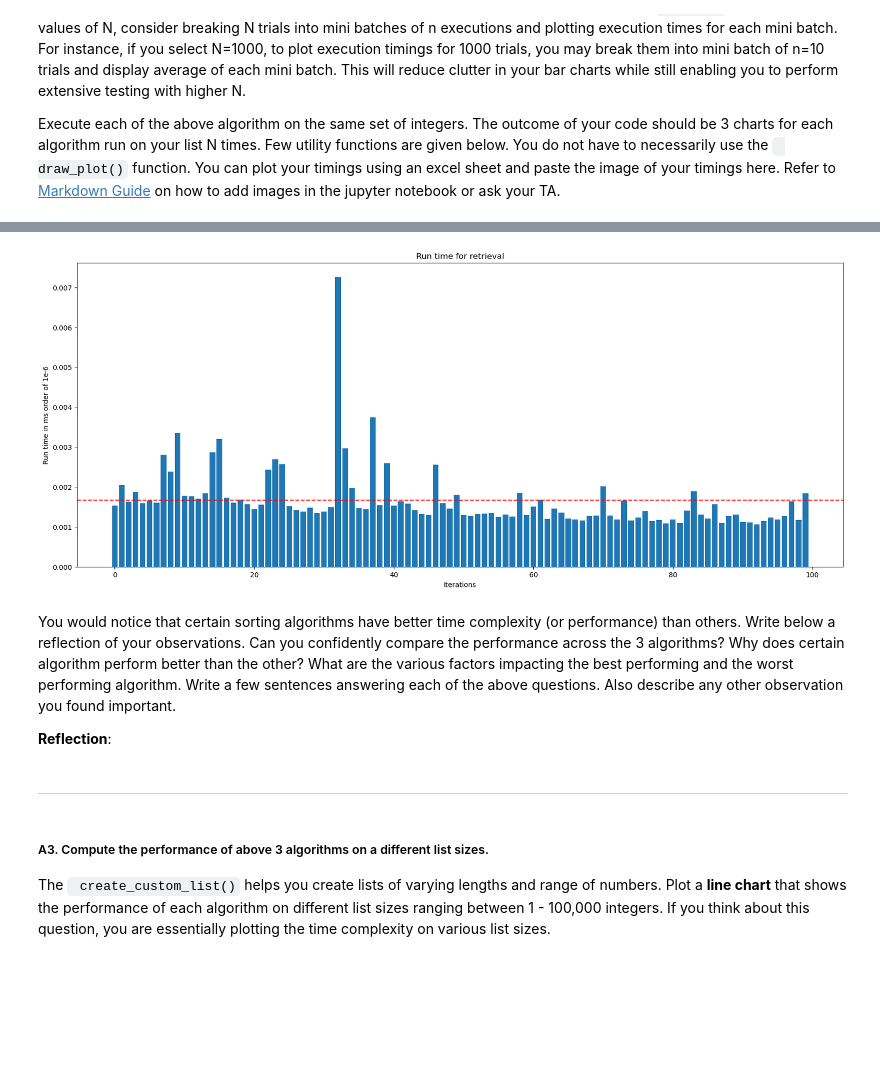
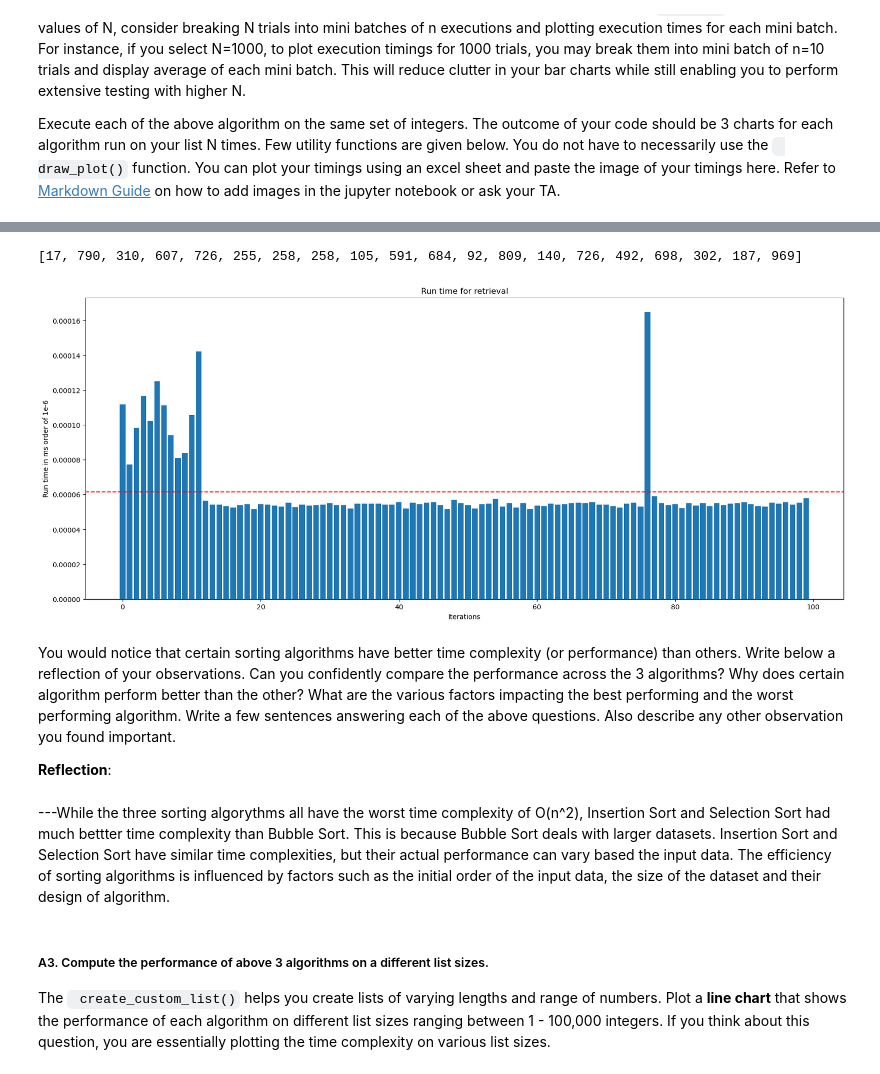
Before and after one commit to haaaarsh4/2XCE-Lab, a Jupyter notebook: Lab_II.ipynb, the cells around one changed output, grey strips where cells are left out. Drawn from its saved outputs; the diff is of its cells as text; code cells hidden in the pictures; blank space fills up the shorter version.

```diff
--- a/Lab_II.ipynb
+++ b/Lab_II.ipynb
@@ -101,3 +99,17 @@ def draw_plot(run_arr):
     plt.ylabel("Run time in ms order of 1e-6")
     plt.title("Run time for retrieval")
     plt.show()
+# %%
+runs = 100
+my_list=create_custom_list(20,1000)
+print(my_list)
+
+### Bubble sort experiment code goes here
+run_times = []
+for _ in range(runs):
+    start = timeit.default_timer()
+    found = BubbleSort(my_list)
+    stop = timeit.default_timer()
+    run_times.append(stop-start)
+
+draw_plot(run_times)
@@ -104,13 +119,11 @@ def draw_plot(run_arr):
 # %%
-### Bubble sort experiment code goes here
-runs = 100
+### Insertion sort experiment code goes here
 run_times = []
-my_list=create_custom_list(10,100)
 print(my_list)
 for _ in range(runs):
-    start = timeit.default_timer()
-    found = BubbleSort(my_list)
-    stop = timeit.default_timer()
+    start= timeit.default_timer()
+    found = InsertionSort(my_list)
+    stop=timeit.default_timer()
     run_times.append(stop-start)
-
+#print(my_list)
 draw_plot(run_times)
@@ -117,15 +133,14 @@ draw_plot(run_times)
 # %%
-### Insertion sort experiment code goes here
-my_list = create_custom_list(100,10000)
-N = 100
+### Selection sort experiment code goes here
 run_times = []
-#print(my_list)
-for _ in range(N):
+print(my_list)
+for _ in range(runs):
     start= timeit.default_timer()
-    found = InsertionSort(my_list)
+    found = SelectionSort(my_list)
     stop=timeit.default_timer()
     run_times.append(stop-start)
 #print(my_list)
 draw_plot(run_times)
 # %% [output]
+[17, 790, 310, 607, 726, 255, 258, 258, 105, 591, 684, 92, 809, 140, 726, 492, 698, 302, 187, 969]
-[figure, old version]
+[figure, new version]
@@ -147,8 +148,8 @@ draw_plot(intervals)
 You would notice that certain sorting algorithms have better time complexity (or performance) than others. Write below a reflection of your observations. Can you confidently compare the performance across the 3 algorithms? Why does certain algorithm perform better than the other? What are the various factors impacting the best performing and the worst performing algorithm. Write a few sentences answering each of the above questions. Also describe any other observation you found important.
 
 **Reflection**:
-# %% [markdown]
----
+# %% [markdown]
+---While the three sorting algorythms all have the worst time complexity of O(n^2), Insertion Sort and Selection Sort had much bettter time complexity than Bubble Sort. This is because Bubble Sort deals with larger datasets. Insertion Sort and Selection Sort have similar time complexities, but their actual performance can vary based the input data. The efficiency of sorting algorithms is influenced by factors such as the initial order of the input data, the size of the dataset and their design of algorithm.
 # %% [markdown]
 ##### A3. Compute the performance of above 3 algorithms on a different list sizes.
 
```
Also changed, not shown: parts of 5 cells of this notebook.
